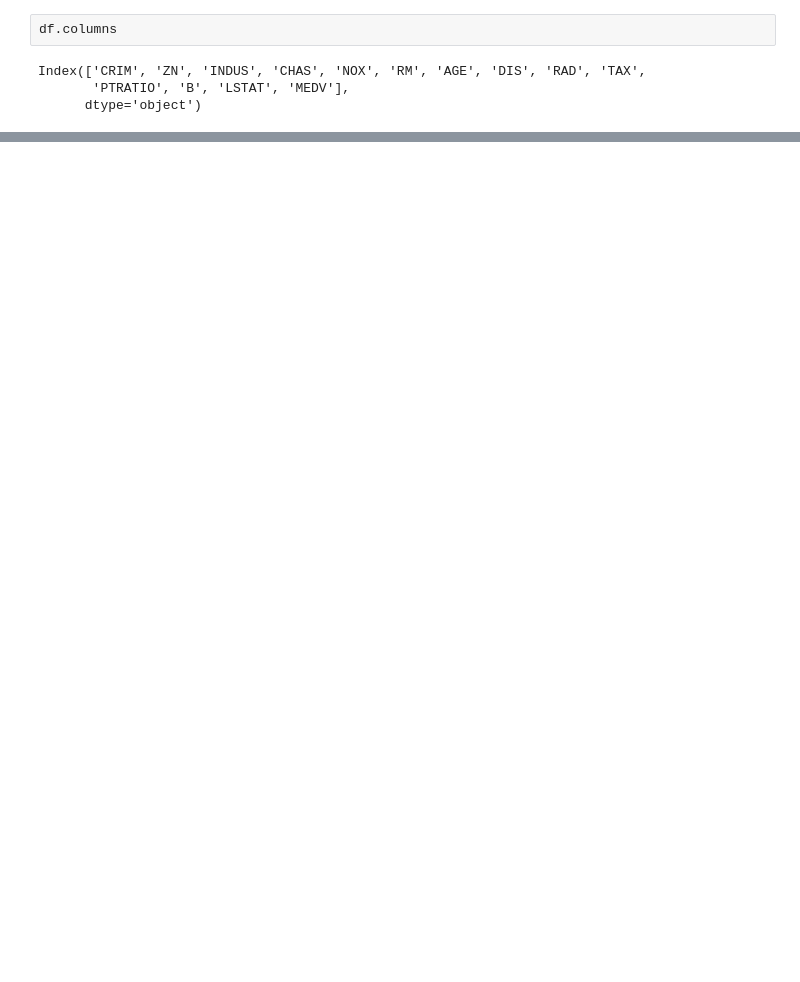
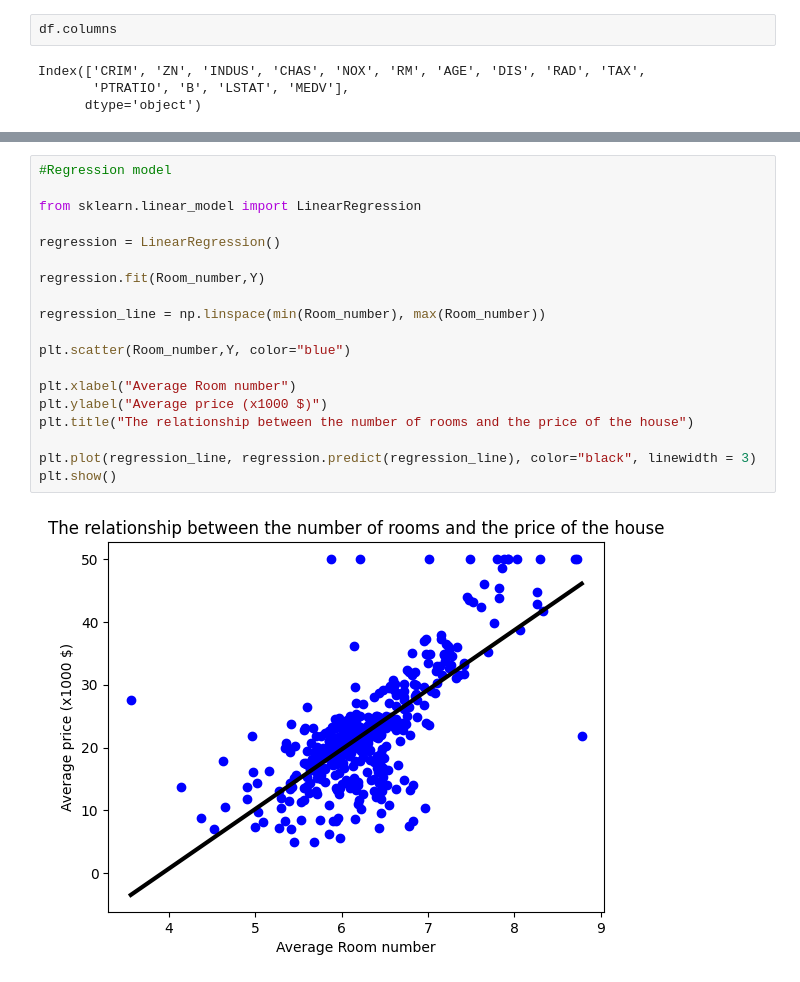
Before and after one commit to CristianProdius/Machine-Learning, a Jupyter notebook: Sigmoid/5. Linear Regression.ipynb, the cells around one changed output, grey strips where cells are left out. Saved outputs shown, nothing was run; the diff lists cells and outputs as text; blank space fills up the shorter version.

Commit message:
linear regresion

```diff
--- a/Sigmoid/5. Linear Regression.ipynb
+++ b/Sigmoid/5. Linear Regression.ipynb
@@ -55,0 +50,21 @@ print(sorted_corr)
+# %%
+#Regression model
+
+from sklearn.linear_model import LinearRegression
+
+regression = LinearRegression()
+
+regression.fit(Room_number,Y)
+
+regression_line = np.linspace(min(Room_number), max(Room_number))
+
+plt.scatter(Room_number,Y, color="blue")
+
+plt.xlabel("Average Room number")
+plt.ylabel("Average price (x1000 $)")
+plt.title("The relationship between the number of rooms and the price of the house")
+
+plt.plot(regression_line, regression.predict(regression_line), color="black", linewidth = 3)
+plt.show()
+# %% [output]
+[figure, added]
```
Also changed, not shown: parts of 13 cells of this notebook.
